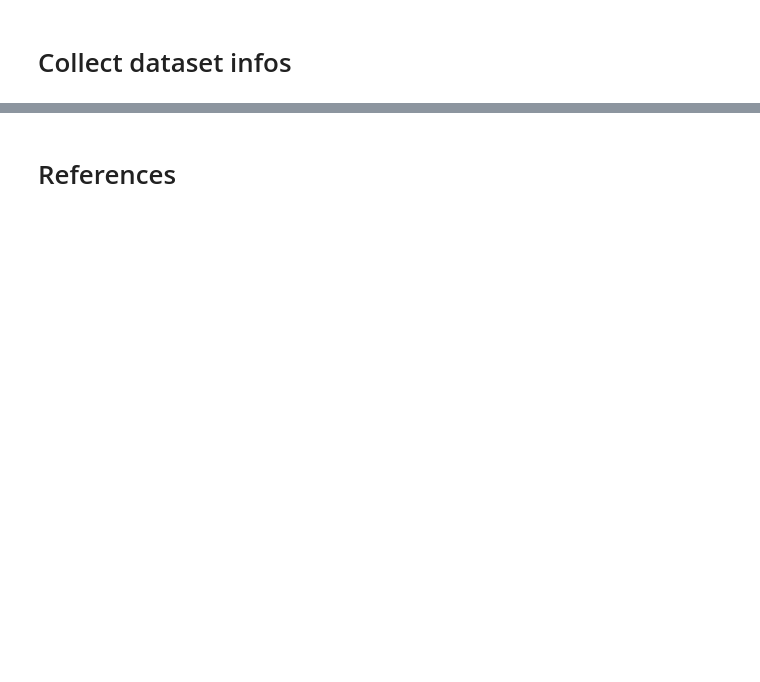
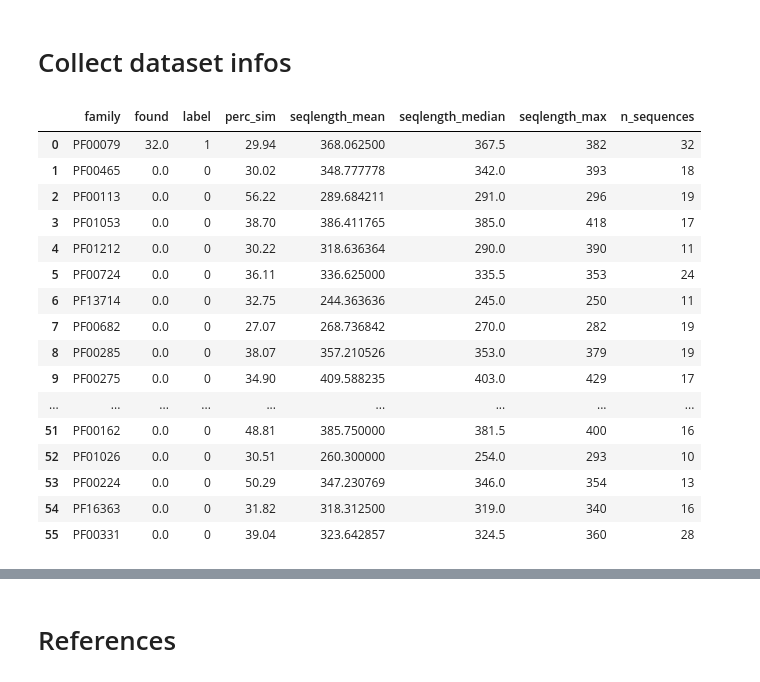
Before and after one commit to luisas/get_structures, a Jupyter notebook: notebook/check_retrieved_structures.ipynb, the cells around one changed output, grey strips where cells are left out. Cells and saved outputs as stored; diff of their text form; code cells hidden in the pictures; blank space fills up the shorter version.

```diff
--- a/notebook/check_retrieved_structures.ipynb
+++ b/notebook/check_retrieved_structures.ipynb
@@ -41 +37,21 @@ hits_1 = get_hits_summary(os.path.join(outdir, "REFERENCES/SEARCH/filter/1_1/*.m
 hits_1_summary = hits_1.merge(families, on = "family", how = "outer").fillna(0)
+# %%
+hits_1_summary
+# %% [output]
+|  | family | found | label | perc_sim | seqlength_mean | seqlength_median | seqlength_max | n_sequences |
+| 0 | PF00079 | 32.0 | 1 | 29.94 | 368.062500 | 367.5 | 382 | 32 |
+| 1 | PF00465 | 0.0 | 0 | 30.02 | 348.777778 | 342.0 | 393 | 18 |
+| 2 | PF00113 | 0.0 | 0 | 56.22 | 289.684211 | 291.0 | 296 | 19 |
+| 3 | PF01053 | 0.0 | 0 | 38.70 | 386.411765 | 385.0 | 418 | 17 |
+| 4 | PF01212 | 0.0 | 0 | 30.22 | 318.636364 | 290.0 | 390 | 11 |
+| 5 | PF00724 | 0.0 | 0 | 36.11 | 336.625000 | 335.5 | 353 | 24 |
+| 6 | PF13714 | 0.0 | 0 | 32.75 | 244.363636 | 245.0 | 250 | 11 |
+| 7 | PF00682 | 0.0 | 0 | 27.07 | 268.736842 | 270.0 | 282 | 19 |
+| 8 | PF00285 | 0.0 | 0 | 38.07 | 357.210526 | 353.0 | 379 | 19 |
+| 9 | PF00275 | 0.0 | 0 | 34.90 | 409.588235 | 403.0 | 429 | 17 |
+| ... | ... | ... | ... | ... | ... | ... | ... | ... |
+| 51 | PF00162 | 0.0 | 0 | 48.81 | 385.750000 | 381.5 | 400 | 16 |
+| 52 | PF01026 | 0.0 | 0 | 30.51 | 260.300000 | 254.0 | 293 | 10 |
+| 53 | PF00224 | 0.0 | 0 | 50.29 | 347.230769 | 346.0 | 354 | 13 |
+| 54 | PF16363 | 0.0 | 0 | 31.82 | 318.312500 | 319.0 | 340 | 16 |
+| 55 | PF00331 | 0.0 | 0 | 39.04 | 323.642857 | 324.5 | 360 | 28 |
```
Also changed, not shown: parts of 5 cells of this notebook, 17 other files.
